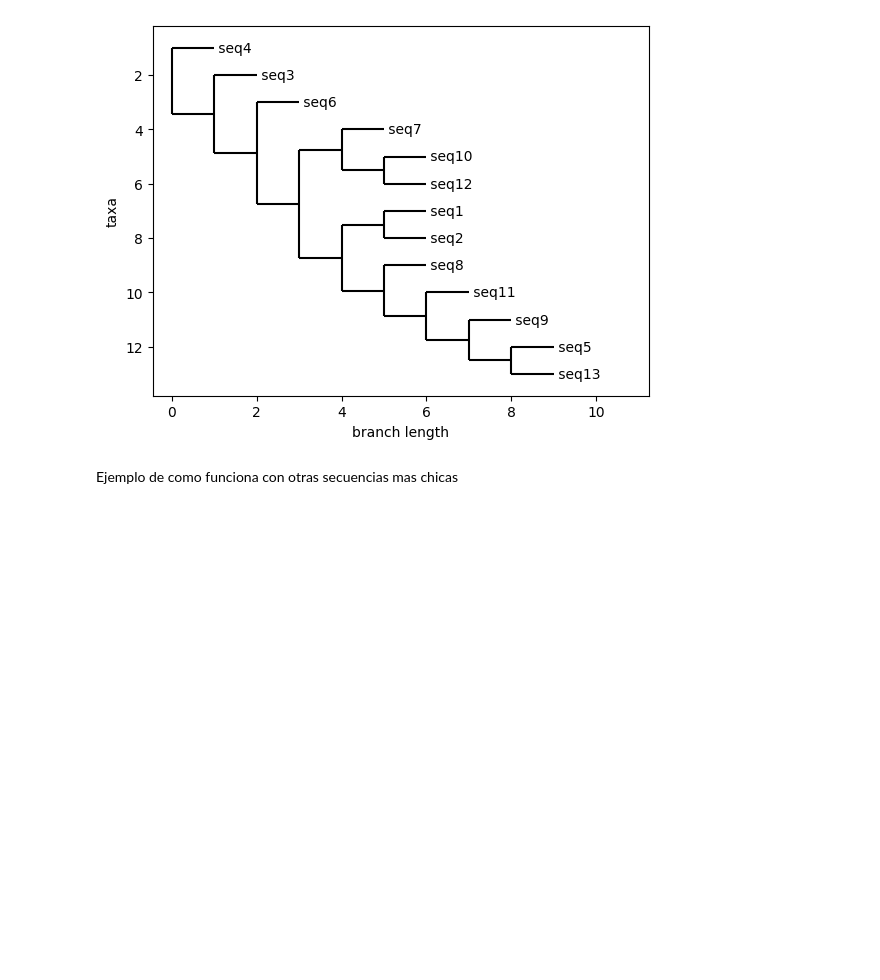
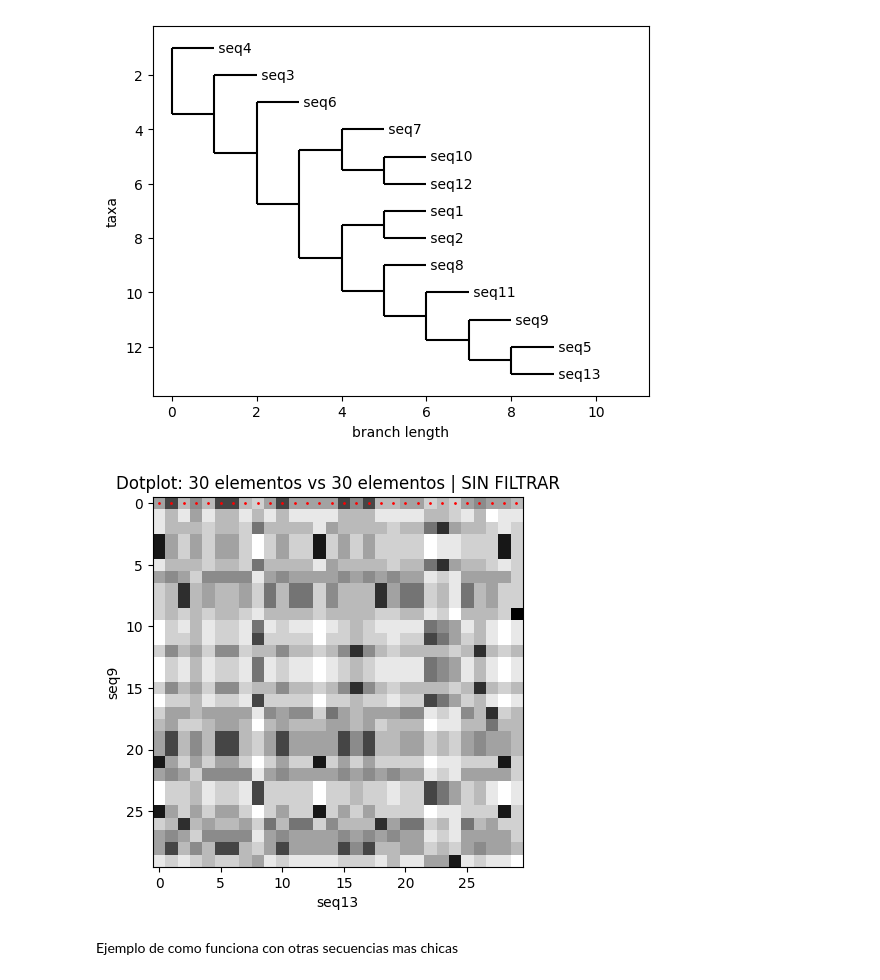
Before and after one commit to agusscarmu/Advanced_Bioinformatic, a Jupyter notebook: TP2.ipynb, the cells around one changed output. Drawn from its saved outputs; the diff is of its cells as text; code cells hidden in the pictures; blank space fills up the shorter version.

Commit message:
alineamiento multiple terminado. Proximos detalles: mejorar el alineamiento post-filtro

```diff
--- a/TP2.ipynb
+++ b/TP2.ipynb
@@ -248,7 +260,7 @@ class Alignment:
 # %%
 file = "./documents/TP53.fna"
 seq1, seq2 = read_fasta(file)
-seq1, seq2 = seq1[:1000], seq2[:1000]
+seq1, seq2 = [seq1[:1000],'seq1'], [seq2[:1000],'seq2']
 
 # Ventana de filtrado de alineamientos:
 k = 30
@@ -366,6 +378,7 @@ class AlignmentNode:
     def __init__(self, seq1, seq2):
         self.seq1 = seq1
         self.seq2 = seq2
+        self.__list_of_traduced_alignments = []
 
     def __obtain_list_seqs(self, seq):
         if isinstance(seq, str):
@@ -385,6 +398,39 @@ class AlignmentNode:
         elif isinstance(seq, AlignmentNode):
             return seq.__obtain_list_seqs(seq.seq1)+(seq.__obtain_list_seqs(seq.seq2))
 
+    # Función recursiva para traer los alineamientos
+    def __recursive_alignment(self, seq, d_matrix, alignment):
+        # Primero recorre de manera recursiva (excepto si la rama es str) trayendo la lista de mejores secuencias
+        if isinstance(seq.seq1, str):
+            seq_to_align_1 = [seq.seq1]
+        else:
+            seq_to_align_1 = self.__recursive_alignment(seq.seq1, d_matrix, alignment)
+        if isinstance(seq.seq2, str):
+            seq_to_align_2 = [seq.seq2]
+        else:
+            seq_to_align_2 = self.__recursive_alignment(seq.seq2, d_matrix, alignment)
+
+        # Controla las secuencias traidas (todas contra todas) y se fija cual es la de menor distancia (mejor score)
+        best_score = -np.inf
+        best_seqs = []
+        for i in range(len(seq_to_align_1)):
+            for j in range(len(seq_to_align_2)):
+                if d_matrix.loc[seq_to_align_1[i]][seq_to_align_2[j]] > best_score:
+                    best_score = d_matrix.loc[seq_to_align_1[i]][seq_to_align_2[j]]
+                    best_seqs = [seq_to_align_1[i], seq_to_align_2[j]]
+
+        # Recorre la lista de alineamientos y busca el alineamiento que coincide con el mejor score obtenido previamente
+        for algn in alignment:
+            if algn.seq_string_equals(best_seqs[0], best_seqs[1]):
+                self.__list_of_traduced_alignments.append([algn.traduced_alignment, best_seqs])
+                break
+
+        return best_seqs
+
+    def alignment(self, d_matrix, alignments):
+        self.__recursive_alignment(self, d_matrix, alignments)
+        return self.__list_of_traduced_alignments.copy()
+
     def contains_seq(self, seq):
         list = self.__obtain_list_seqs(self)
         list2 = self.__obtain_list_seqs(seq)
@@ -563,6 +641,10 @@ ma = MultipleAlignment(sequences,"protein")
 ma.draw_tree()
 # %% [output]
 [figure]
+# %%
+ma.obtain_alignment('seq9', 'seq13').show_dotplot(show_alignment=True)
+# %% [output]
+[figure, added]
 # %% [markdown]
 Ejemplo de como funciona con otras secuencias mas chicas
 # %%
```
Also changed, not shown: parts of 13 cells of this notebook.
